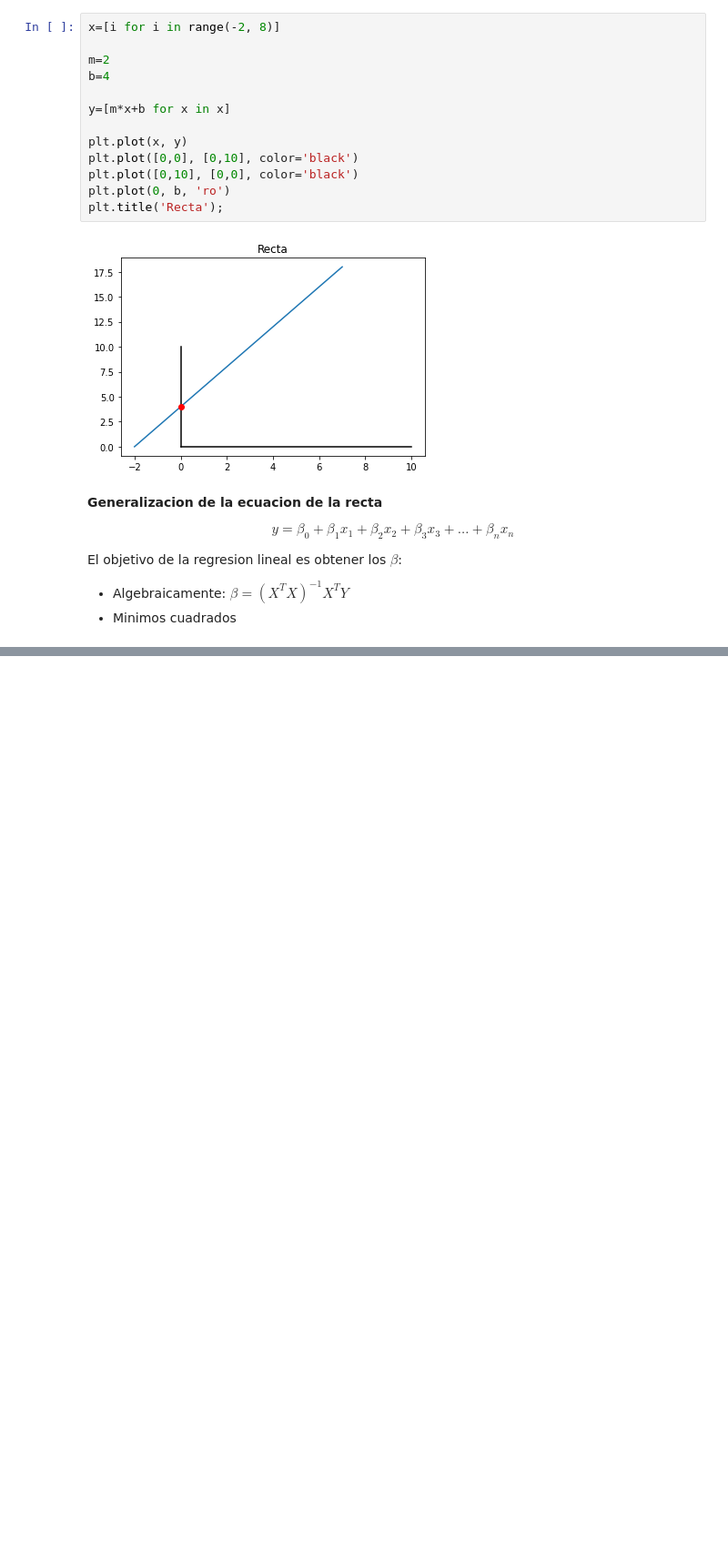
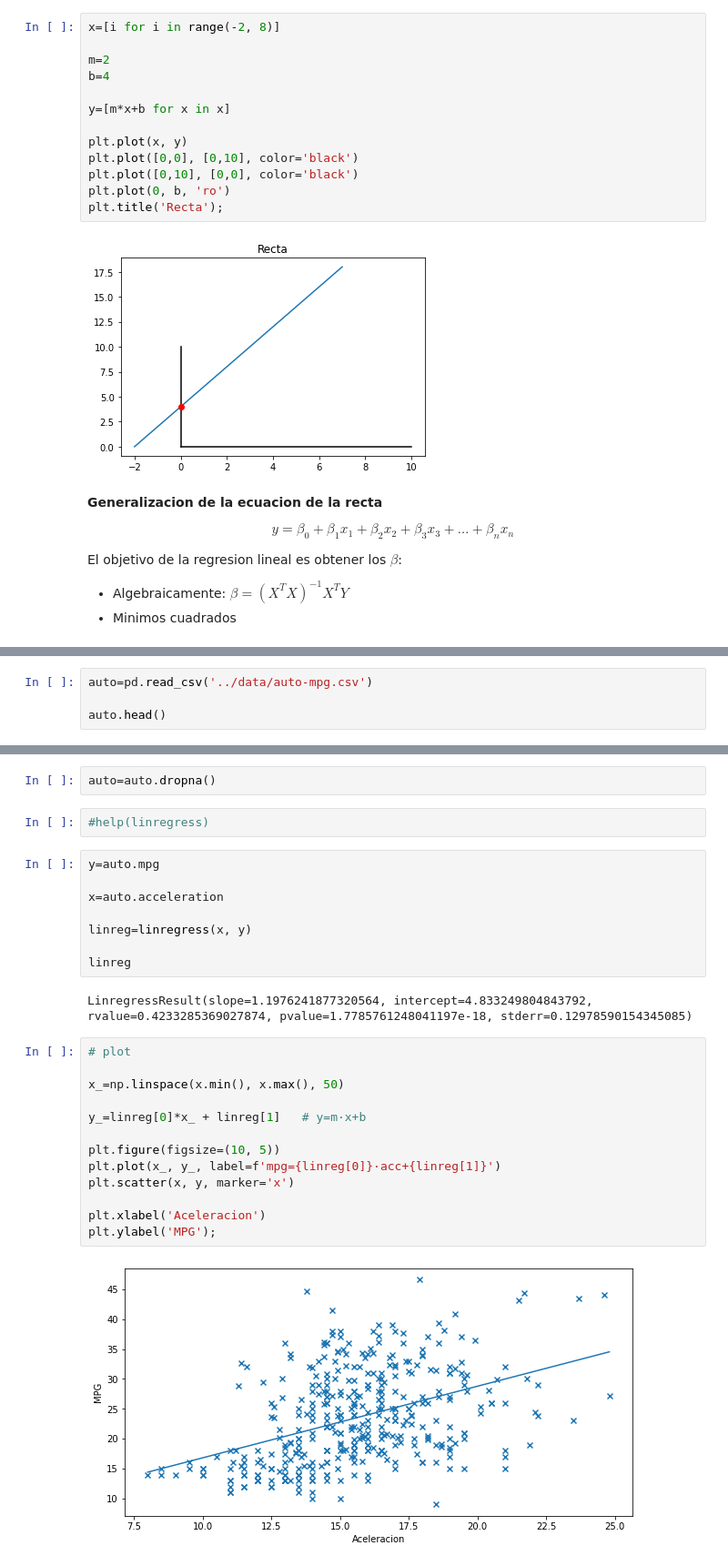
Before and after one commit to Ironhack-Data-Madrid-Abril-2021/Material_Clase, a Jupyter notebook: semana_5/3.1 - Regresion lineal (ing. carac.).ipynb, the cells around one changed output, grey strips where cells are left out. Shown at 91% size. Saved outputs shown, nothing was run; the diff lists cells and outputs as text; blank space fills up the shorter version.

```diff
--- a/semana_5/3.1 - Regresion lineal (ing. carac.).ipynb
+++ b/semana_5/3.1 - Regresion lineal (ing. carac.).ipynb
@@ -32,0 +41,4 @@ El objetivo de la regresion lineal es obtener los $\beta$:
+# %%
+auto=pd.read_csv('../data/auto-mpg.csv')
+
+auto.head()
@@ -32,0 +52,29 @@ El objetivo de la regresion lineal es obtener los $\beta$:
+# %%
+auto=auto.dropna()
+# %%
+#help(linregress)
+# %%
+y=auto.mpg
+
+x=auto.acceleration
+
+linreg=linregress(x, y)
+
+linreg
+# %% [output]
+LinregressResult(slope=1.1976241877320564, intercept=4.833249804843792, rvalue=0.4233285369027874, pvalue=1.7785761248041197e-18, stderr=0.12978590154345085)
+# %%
+# plot
+
+x_=np.linspace(x.min(), x.max(), 50)
+
+y_=linreg[0]*x_ + linreg[1]   # y=m·x+b
+
+plt.figure(figsize=(10, 5))
+plt.plot(x_, y_, label=f'mpg={linreg[0]}·acc+{linreg[1]}')
+plt.scatter(x, y, marker='x')
+
+plt.xlabel('Aceleracion')
+plt.ylabel('MPG');
+# %% [output]
+[figure, added]
```
Also changed, not shown: parts of 11 cells of this notebook.
